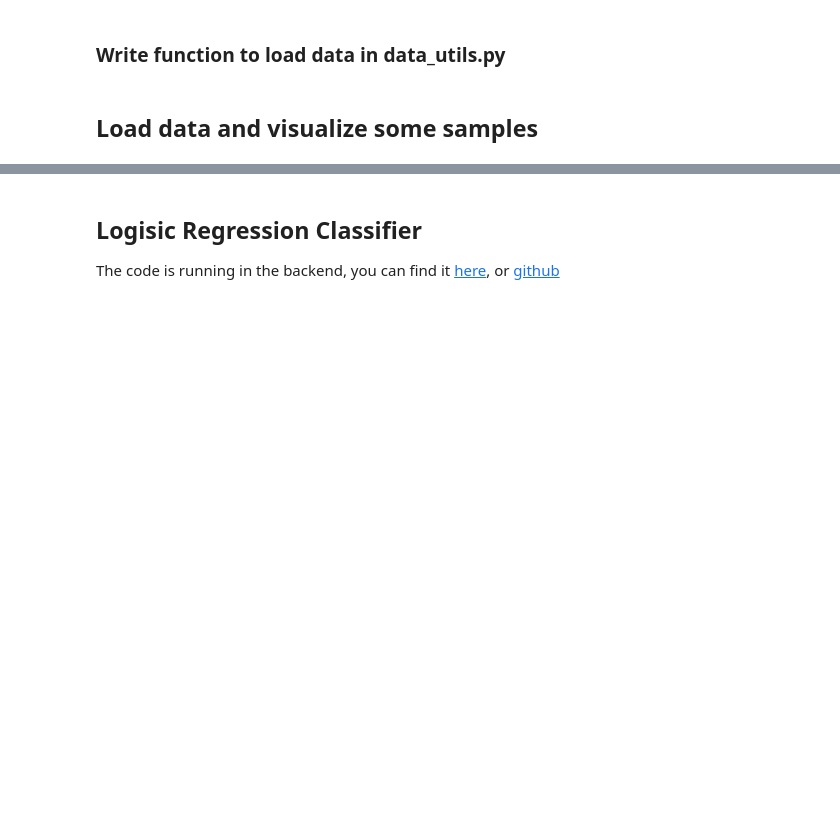
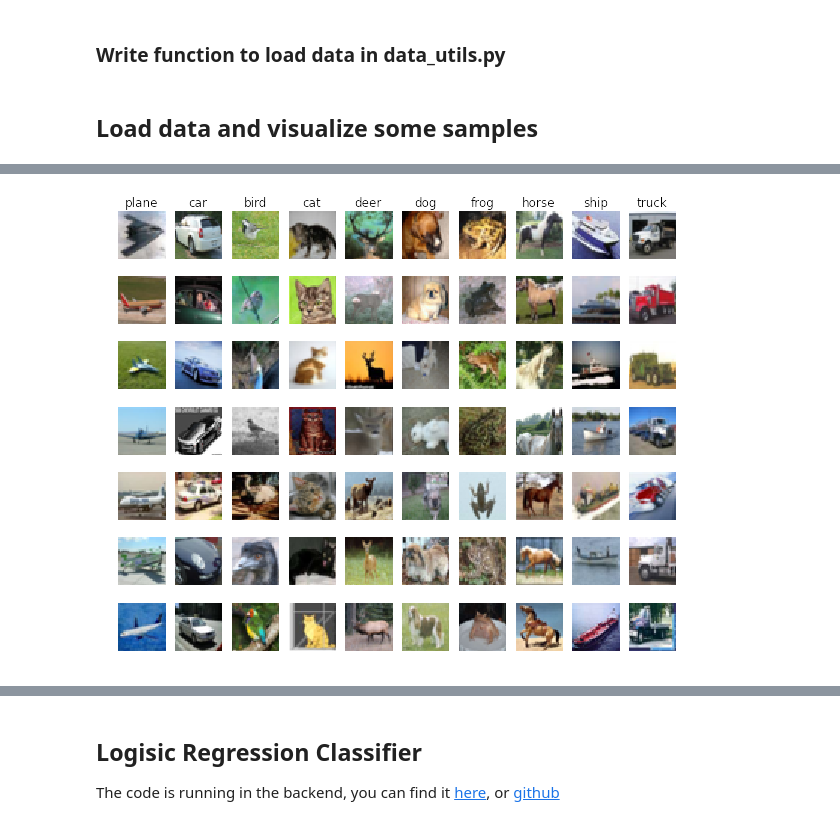
Before and after one commit to dongshengzhao/dongshengzhao.github.io, a Jupyter notebook: implementation/LogisticRegression.ipynb, the cells around one changed output, grey strips where cells are left out. Saved outputs shown, nothing was run; the diff lists cells and outputs as text; code cells hidden in the pictures; blank space fills up the shorter version.

```diff
--- a/implementation/LogisticRegression.ipynb
+++ b/implementation/LogisticRegression.ipynb
@@ -174,0 +80,90 @@ Test labels shape:  (2000,)
+# %%
+from algorithms.data_utils import load_CIFAR10
+classes = ['plane', 'car', 'bird', 'cat', 'deer', 'dog', 'frog', 'horse', 'ship', 'truck']
+
+def get_CIFAR10_data(num_training=49000, num_val=1000, num_test=10000, show_sample=True):
+    """
+    Load the CIFAR-10 dataset, and divide the sample into training set, validation set and test set
+    """
+
+    cifar10_dir = 'datasets/datasets-cifar-10/cifar-10-batches-py/'
+    X_train, y_train, X_test, y_test = load_CIFAR10(cifar10_dir)
+
+    # subsample the data for validation set
+    mask = xrange(num_training, num_training + num_val)
+    X_val = X_train[mask]
+    y_val = y_train[mask]
+    mask = xrange(num_training)
+    X_train = X_train[mask]
+    y_train = y_train[mask]
+    mask = xrange(num_test)
+    X_test = X_test[mask]
+    y_test = y_test[mask]
+    return X_train, y_train, X_val, y_val, X_test, y_test
+
+def subset_classes_data(classes):
+    # Subset 'plane' and 'car' classes to perform logistic regression
+    idxs = np.logical_or(y_train_raw == 0, y_train_raw == 1)
+    X_train = X_train_raw[idxs, :]
+    y_train = y_train_raw[idxs]
+    # validation set
+    idxs = np.logical_or(y_val_raw == 0, y_val_raw == 1)
+    X_val = X_val_raw[idxs, :]
+    y_val = y_val_raw[idxs]
+    # test set
+    idxs = np.logical_or(y_test_raw == 0, y_test_raw == 1)
+    X_test = X_test_raw[idxs, :]
+    y_test = y_test_raw[idxs]
+    return X_train, y_train, X_val, y_val, X_test, y_test
+
+def visualize_sample(X_train, y_train, classes, samples_per_class=7):
+    """visualize some samples in the training datasets """
+    num_classes = len(classes)
+    for y, cls in enumerate(classes):
+        idxs = np.flatnonzero(y_train == y) # get all the indexes of cls
+        idxs = np.random.choice(idxs, samples_per_class, replace=False)
+        for i, idx in enumerate(idxs): # plot the image one by one
+            plt_idx = i * num_classes + y + 1 # i*num_classes and y+1 determine the row and column respectively
+            plt.subplot(samples_per_class, num_classes, plt_idx)
+            plt.imshow(X_train[idx].astype('uint8'))
+            plt.axis('off')
+            if i == 0:
+                plt.title(cls)
+    plt.show()
+
+def preprocessing_CIFAR10_data(X_train, y_train, X_val, y_val, X_test, y_test):
+
+    # Preprocessing: reshape the image data into rows
+    X_train = np.reshape(X_train, (X_train.shape[0], -1)) # [49000, 3072]
+    X_val = np.reshape(X_val, (X_val.shape[0], -1)) # [1000, 3072]
+    X_test = np.reshape(X_test, (X_test.shape[0], -1)) # [10000, 3072]
+
+    # Normalize the data: subtract the mean image
+    mean_image = np.mean(X_train, axis = 0)
+    X_train -= mean_image
+    X_val -= mean_image
+    X_test -= mean_image
+
+    # Add bias dimension and transform into columns
+    X_train = np.hstack([X_train, np.ones((X_train.shape[0], 1))]).T
+    X_val = np.hstack([X_val, np.ones((X_val.shape[0], 1))]).T
+    X_test = np.hstack([X_test, np.ones((X_test.shape[0], 1))]).T
+    return X_train, y_train, X_val, y_val, X_test, y_test
+
+
+# Invoke the above functions to get our data
+X_train_raw, y_train_raw, X_val_raw, y_val_raw, X_test_raw, y_test_raw = get_CIFAR10_data()
+visualize_sample(X_train_raw, y_train_raw, classes)
+subset_classes = ['plane', 'car']
+X_train_raw, y_train_raw, X_val_raw, y_val_raw, X_test_raw, y_test_raw = subset_classes_data(subset_classes)
+X_train, y_train, X_val, y_val, X_test, y_test = preprocessing_CIFAR10_data(X_train_raw, y_train_raw, X_val_raw, y_val_raw, X_test_raw, y_test_raw)
+
+# As a sanity check, we print out th size of the training and test data dimenstion
+print 'Train data shape: ', X_train.shape
+print 'Train labels shape: ', y_train.shape
+print 'Validation data shape: ', X_val.shape
+print 'Validation labels shape: ', y_val.shape
+print 'Test data shape: ', X_test.shape
+print 'Test labels shape: ', y_test.shape
+# %% [output]
+[figure, added]
```
Also changed, not shown: parts of 16 cells of this notebook, 6 other files.
